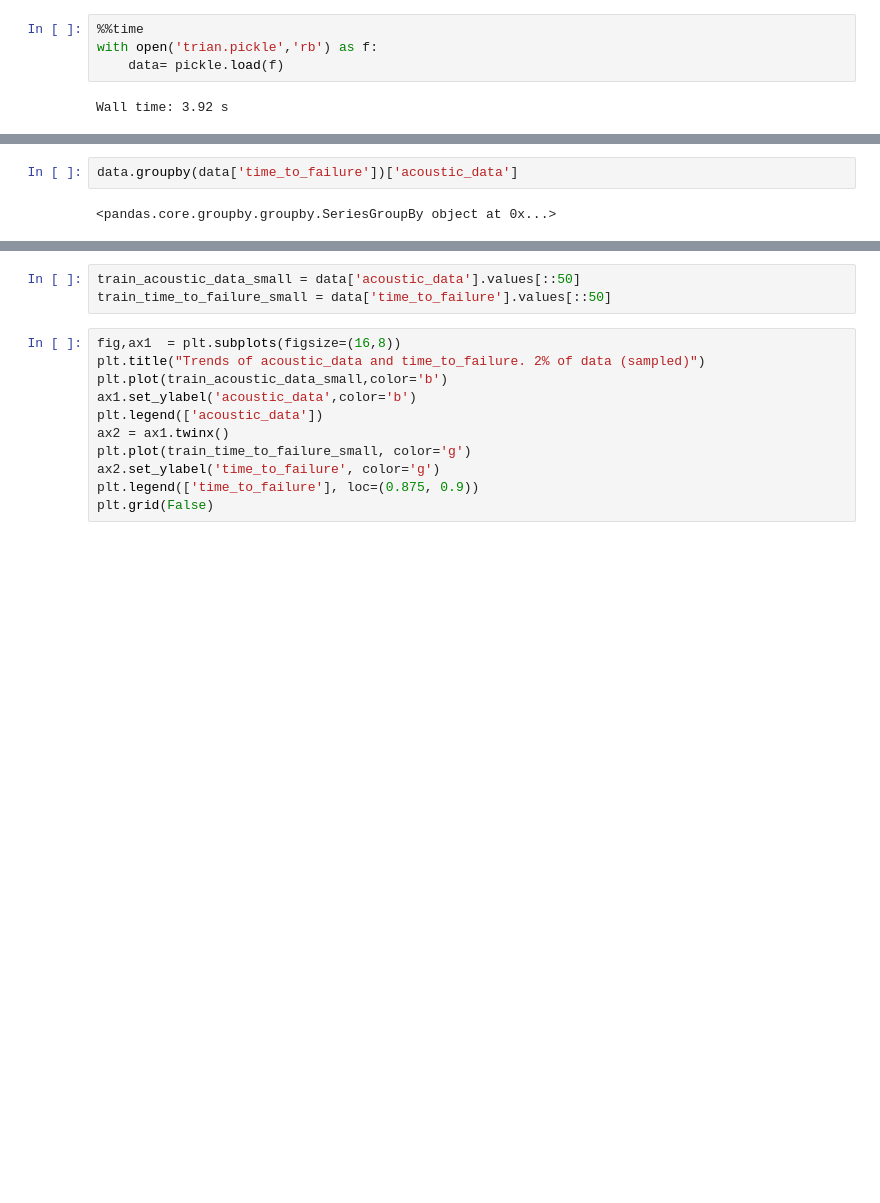
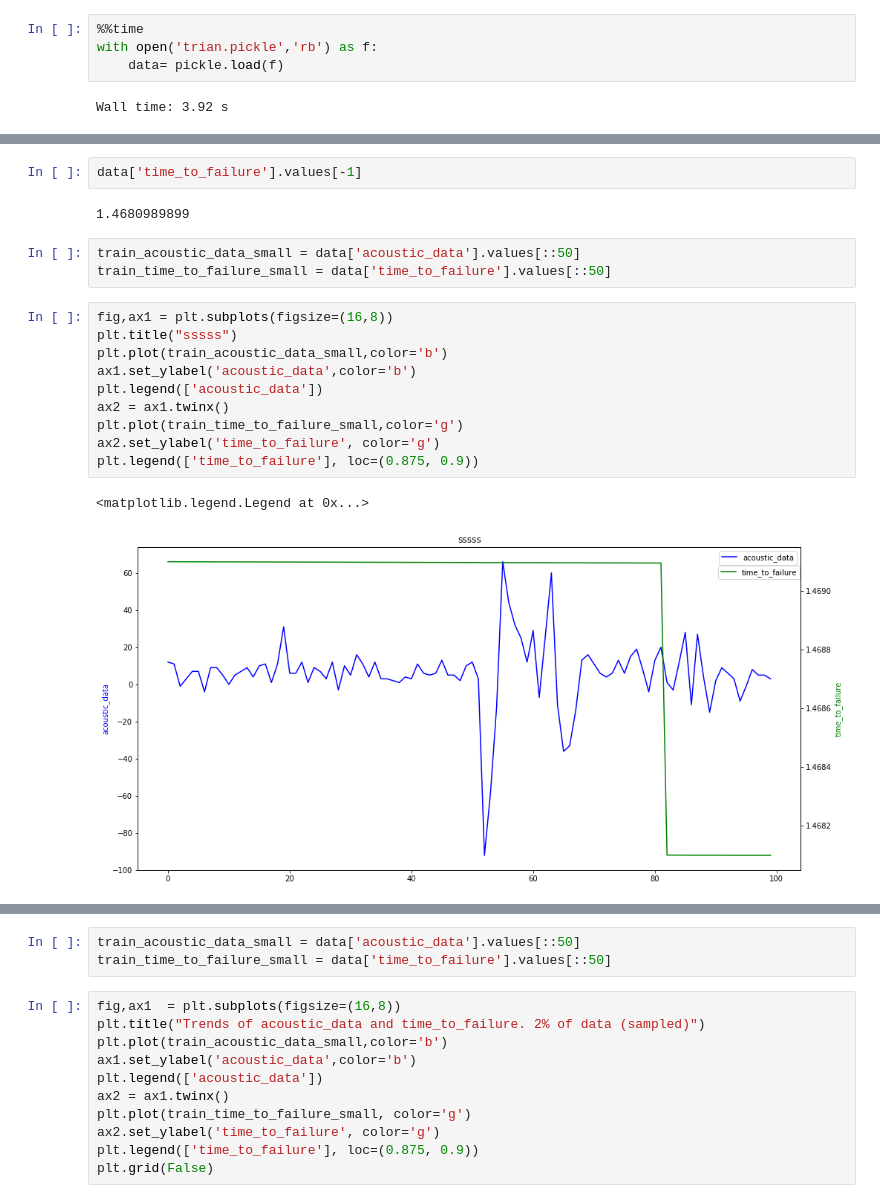
Before and after one commit to LIANGSNOW/earthquake, a Jupyter notebook: Untitled.ipynb, the cells around one changed output, grey strips where cells are left out. Drawn from its saved outputs; the diff is of its cells as text; blank space fills up the shorter version.

```diff
--- a/Untitled.ipynb
+++ b/Untitled.ipynb
@@ -67,7 +50,23 @@ NameError: name 'data' is not defined
-# %%
-data.groupby(data['time_to_failure'])['acoustic_data']
-# %% [output]
-<pandas.core.groupby.groupby.SeriesGroupBy object at 0x...>
+# %%
+data['time_to_failure'].values[-1]
+# %% [output]
+1.4680989899
+# %%
+train_acoustic_data_small = data['acoustic_data'].values[::50]
+train_time_to_failure_small = data['time_to_failure'].values[::50]
+# %%
+fig,ax1 = plt.subplots(figsize=(16,8))
+plt.title("sssss")
+plt.plot(train_acoustic_data_small,color='b')
+ax1.set_ylabel('acoustic_data',color='b')
+plt.legend(['acoustic_data'])
+ax2 = ax1.twinx()
+plt.plot(train_time_to_failure_small,color='g')
+ax2.set_ylabel('time_to_failure', color='g')
+plt.legend(['time_to_failure'], loc=(0.875, 0.9))
+# %% [output]
+<matplotlib.legend.Legend at 0x...>
+[figure, added]
 # %%
 data.shape
 # %% [output]
```
Also changed, not shown: parts of 10 cells of this notebook, 2 other files.
